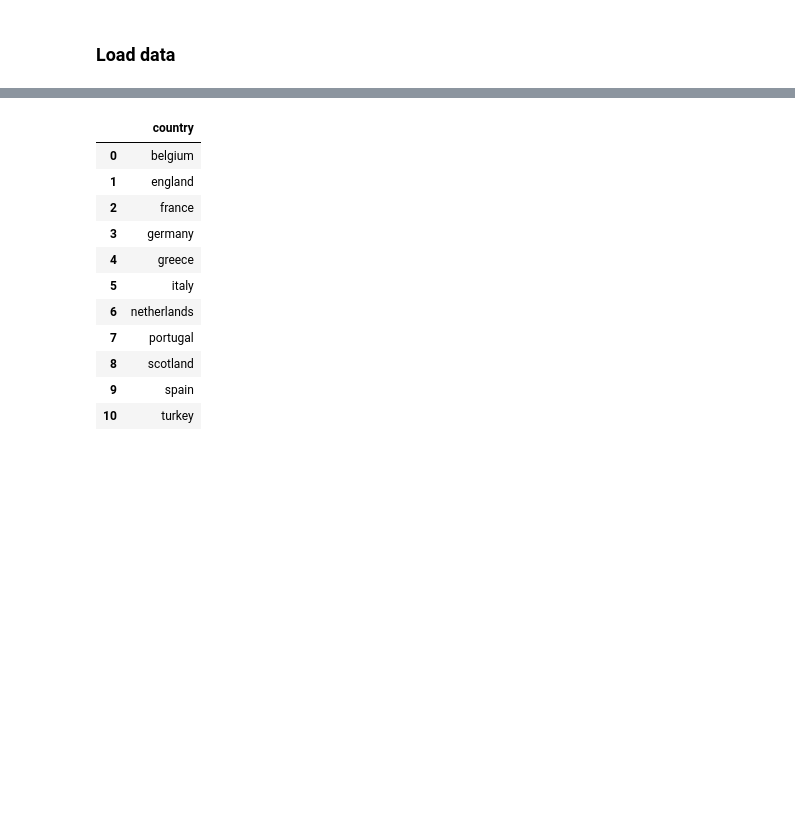
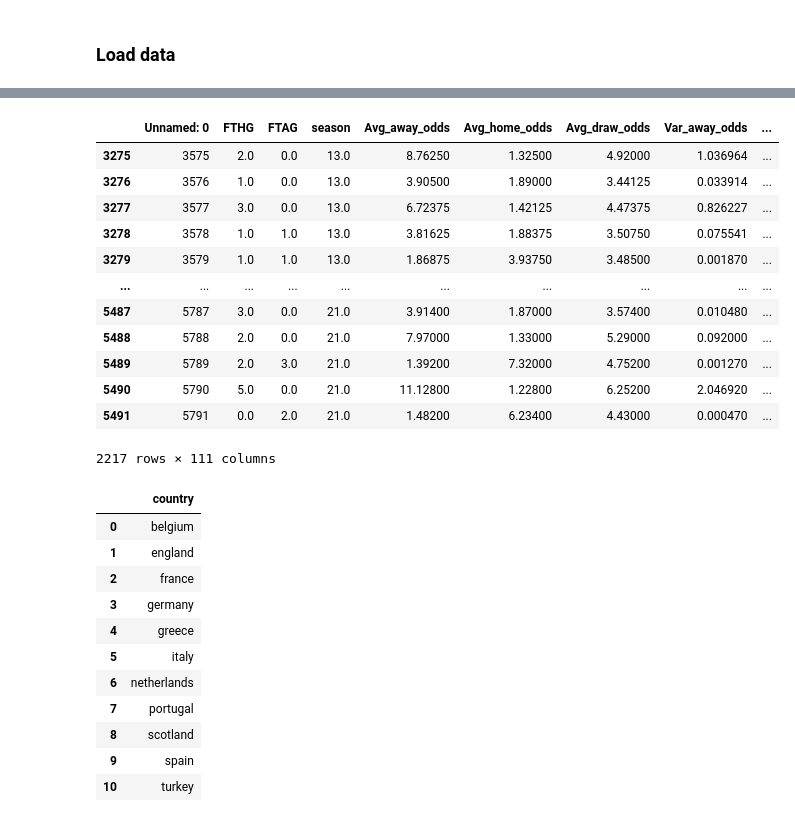
Before and after one commit to balooooooooo/machine-learning-2-coursework, a Jupyter notebook: models.ipynb, the cells around one changed output, grey strips where cells are left out. Cells and saved outputs as stored; diff of their text form; code cells hidden in the pictures; blank space fills up the shorter version.

```diff
--- a/models.ipynb
+++ b/models.ipynb
@@ -39,3 +85,19 @@ for root, directory, files in os.walk("data/test_preprocessed", topdown=False):
+# %%
+dfs_train["df_belgium"]
+# %% [output]
+|  | Unnamed: 0 | FTHG | FTAG | season | Avg_away_odds | Avg_home_odds | Avg_draw_odds | Var_away_odds | ... |
+| 3275 | 3575 | 2.0 | 0.0 | 13.0 | 8.76250 | 1.32500 | 4.92000 | 1.036964 | ... |
+| 3276 | 3576 | 1.0 | 0.0 | 13.0 | 3.90500 | 1.89000 | 3.44125 | 0.033914 | ... |
+| 3277 | 3577 | 3.0 | 0.0 | 13.0 | 6.72375 | 1.42125 | 4.47375 | 0.826227 | ... |
+| 3278 | 3578 | 1.0 | 1.0 | 13.0 | 3.81625 | 1.88375 | 3.50750 | 0.075541 | ... |
+| 3279 | 3579 | 1.0 | 1.0 | 13.0 | 1.86875 | 3.93750 | 3.48500 | 0.001870 | ... |
+| ... | ... | ... | ... | ... | ... | ... | ... | ... | ... |
+| 5487 | 5787 | 3.0 | 0.0 | 21.0 | 3.91400 | 1.87000 | 3.57400 | 0.010480 | ... |
+| 5488 | 5788 | 2.0 | 0.0 | 21.0 | 7.97000 | 1.33000 | 5.29000 | 0.092000 | ... |
+| 5489 | 5789 | 2.0 | 3.0 | 21.0 | 1.39200 | 7.32000 | 4.75200 | 0.001270 | ... |
+| 5490 | 5790 | 5.0 | 0.0 | 21.0 | 11.12800 | 1.22800 | 6.25200 | 2.046920 | ... |
+| 5491 | 5791 | 0.0 | 2.0 | 21.0 | 1.48200 | 6.23400 | 4.43000 | 0.000470 | ... |
+2217 rows × 111 columns
 # %%
 def impute_nan_values(dfs):
     for df in dfs.values():
```
Also changed, not shown: parts of 22 cells of this notebook.
